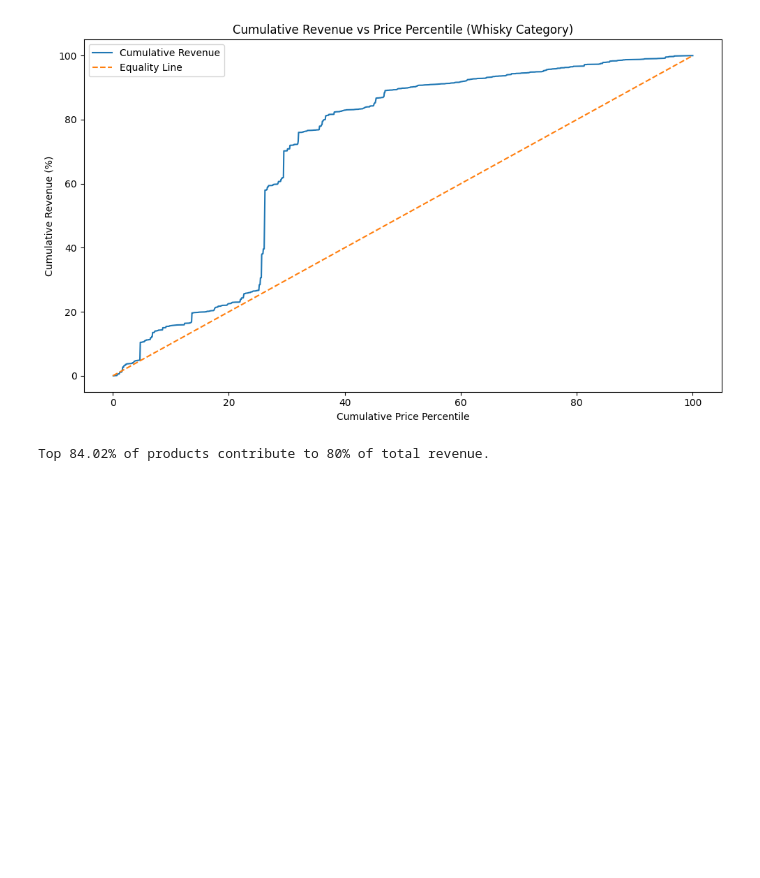
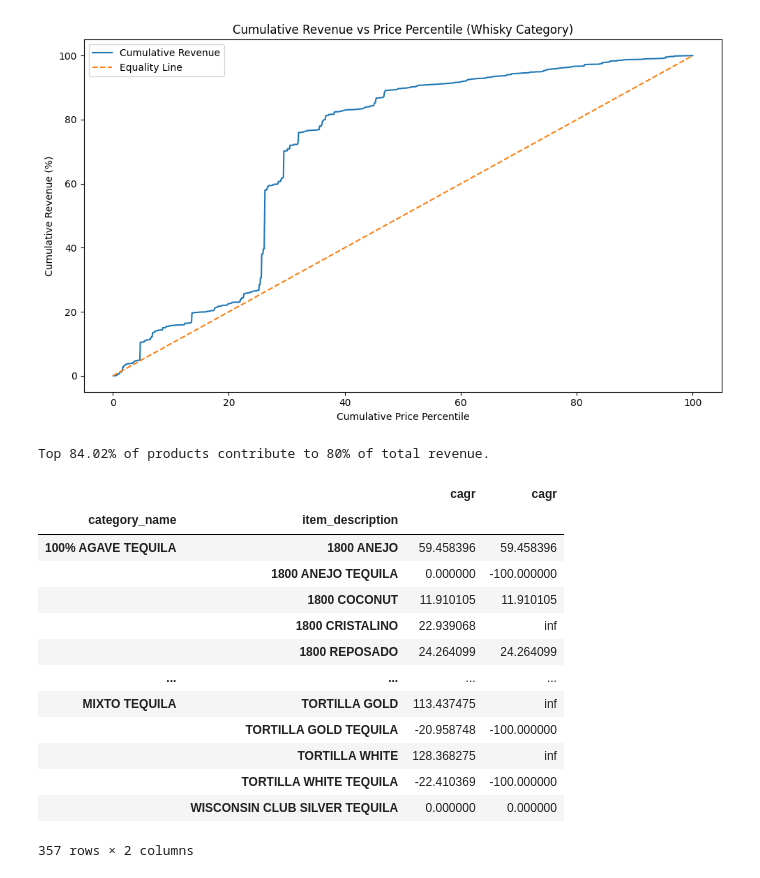
Before and after one commit to Nassim814/sales_iowa_analysis, a Jupyter notebook: 01_data_exploration.ipynb, the cells around one changed output. Drawn from its saved outputs; the diff is of its cells as text; code cells hidden in the pictures; blank space fills up the shorter version.

```diff
--- a/01_data_exploration.ipynb
+++ b/01_data_exploration.ipynb
@@ -1750,3 +1826,39 @@ top_20pct_contribution = len(top_20pct_revenue) / len(whisky_sorted) * 100
 print(f"Top {top_20pct_contribution:.2f}% of products contribute to 80% of total revenue.")
 # %% [output]
 Top 84.02% of products contribute to 80% of total revenue.
+# %%
+
+
+def cagr(data):
+    years = data.T#[(data.T.values > 0)]
+
+    if len(years) >1:
+
+        start_value = years.T.values[0][0]
+        end_value = years.T.values[0][-1]
+        #cagr = ((end_value / start_value) ** (1 / (years.index[-1]-years.index[0])) - 1)*100 # take
+        cagr = ((end_value / start_value) ** (1 / (len(years)-1)) - 1)*100 #
+
+        return cagr
+    return np.nan
+
+
+tequila_ = tequila.join(pd.DataFrame(tequila.groupby(["category_name","item_description"])[[2018,2019,2020,2021]].apply(cagr).fillna(0)), on=["category_name","item_description"]).rename(columns={0: 'cagr'})
+
+
+tequila_["cagr"]
+# %% [output]
+|  |  | cagr | cagr |
+| category_name | item_description |  |  |
+| 100% AGAVE TEQUILA | 1800 ANEJO | 59.458396 | 59.458396 |
+|  | 1800 ANEJO TEQUILA | 0.000000 | -100.000000 |
+|  | 1800 COCONUT | 11.910105 | 11.910105 |
+|  | 1800 CRISTALINO | 22.939068 | inf |
+|  | 1800 REPOSADO | 24.264099 | 24.264099 |
+| ... | ... | ... | ... |
+| MIXTO TEQUILA | TORTILLA GOLD | 113.437475 | inf |
+|  | TORTILLA GOLD TEQUILA | -20.958748 | -100.000000 |
+|  | TORTILLA WHITE | 128.368275 | inf |
+|  | TORTILLA WHITE TEQUILA | -22.410369 | -100.000000 |
+|  | WISCONSIN CLUB SILVER TEQUILA | 0.000000 | 0.000000 |
+357 rows × 2 columns
```
Also changed, not shown: parts of 2 cells of this notebook.
